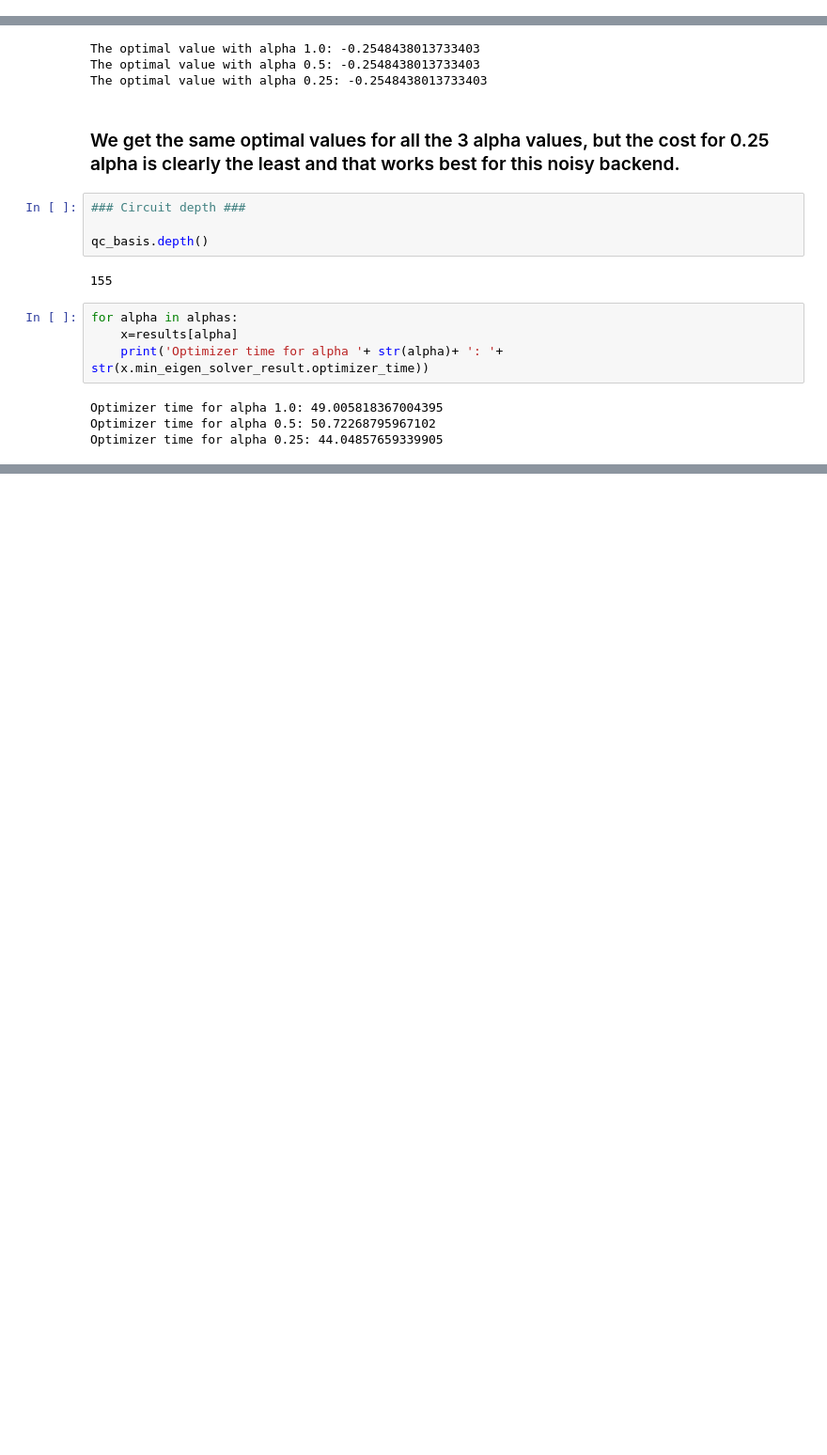
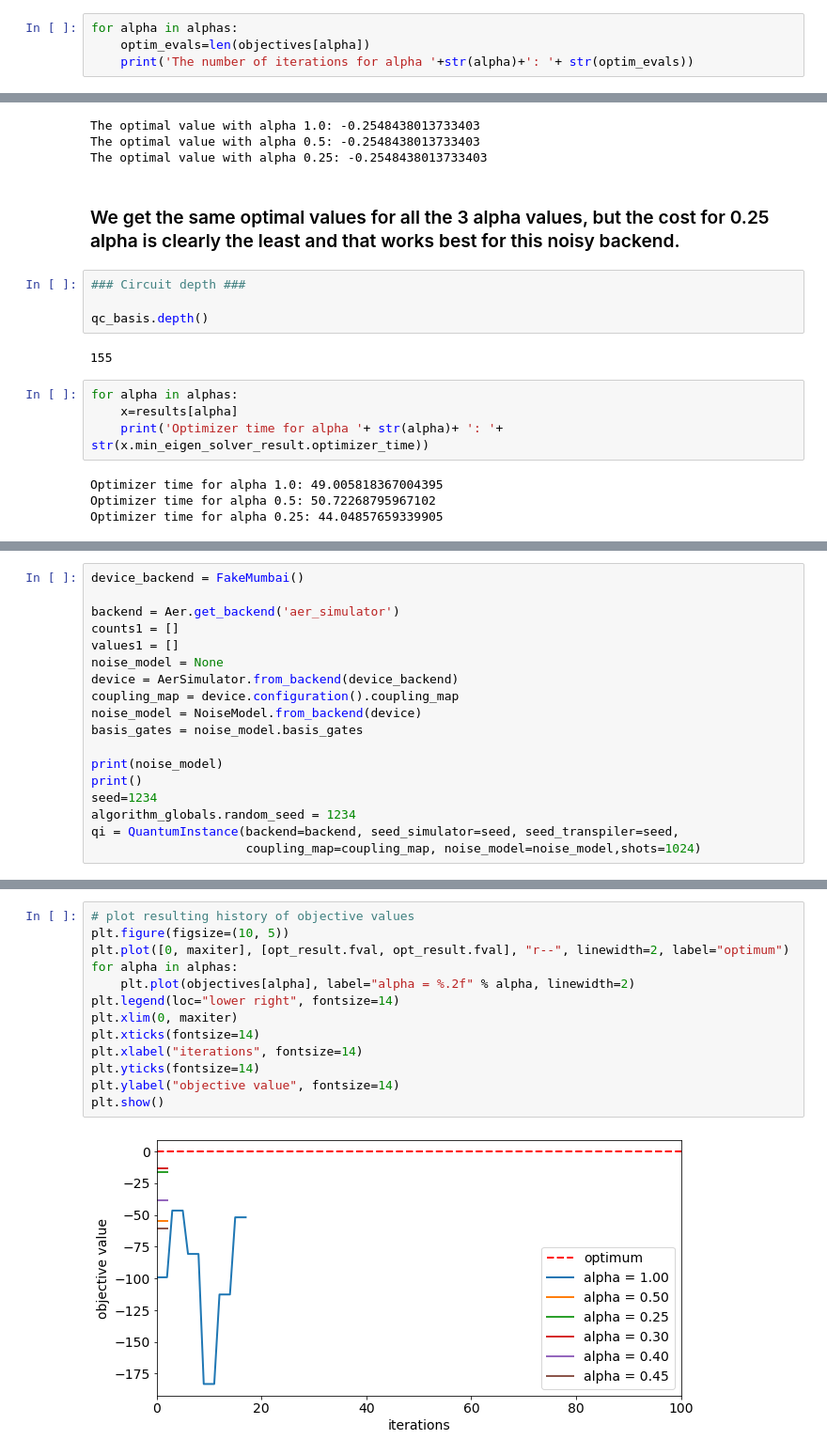
Before and after one commit to AbhaSNK/QuantumVal--WomaniumHack2022, a Jupyter notebook: Strangeworks_QAOA_challenge.ipynb, the cells around one changed output, grey strips where cells are left out. Shown: that part at 94% size. Cells and saved outputs as stored; diff of their text form; blank space fills up the shorter version.

```diff
--- a/Strangeworks_QAOA_challenge.ipynb
+++ b/Strangeworks_QAOA_challenge.ipynb
@@ -439,0 +480,4 @@ OrderedDict([('cx', 206), ('u', 99)])
+# %%
+for alpha in alphas:
+    optim_evals=len(objectives[alpha])
+    print('The number of iterations for alpha '+str(alpha)+': '+ str(optim_evals))
@@ -791,0 +871,18 @@ Optimizer time for alpha 0.25: 44.04857659339905
+# %%
+device_backend = FakeMumbai()
+
+backend = Aer.get_backend('aer_simulator')
+counts1 = []
+values1 = []
+noise_model = None
+device = AerSimulator.from_backend(device_backend)
+coupling_map = device.configuration().coupling_map
+noise_model = NoiseModel.from_backend(device)
+basis_gates = noise_model.basis_gates
+
+print(noise_model)
+print()
+seed=1234
+algorithm_globals.random_seed = 1234
+qi = QuantumInstance(backend=backend, seed_simulator=seed, seed_transpiler=seed,
+                     coupling_map=coupling_map, noise_model=noise_model,shots=1024)
@@ -791,0 +953,15 @@ Optimizer time for alpha 0.25: 44.04857659339905
+# %%
+# plot resulting history of objective values
+plt.figure(figsize=(10, 5))
+plt.plot([0, maxiter], [opt_result.fval, opt_result.fval], "r--", linewidth=2, label="optimum")
+for alpha in alphas:
+    plt.plot(objectives[alpha], label="alpha = %.2f" % alpha, linewidth=2)
+plt.legend(loc="lower right", fontsize=14)
+plt.xlim(0, maxiter)
+plt.xticks(fontsize=14)
+plt.xlabel("iterations", fontsize=14)
+plt.yticks(fontsize=14)
+plt.ylabel("objective value", fontsize=14)
+plt.show()
+# %% [output]
+[figure, added]
```
Also changed, not shown: parts of 64 cells of this notebook.
